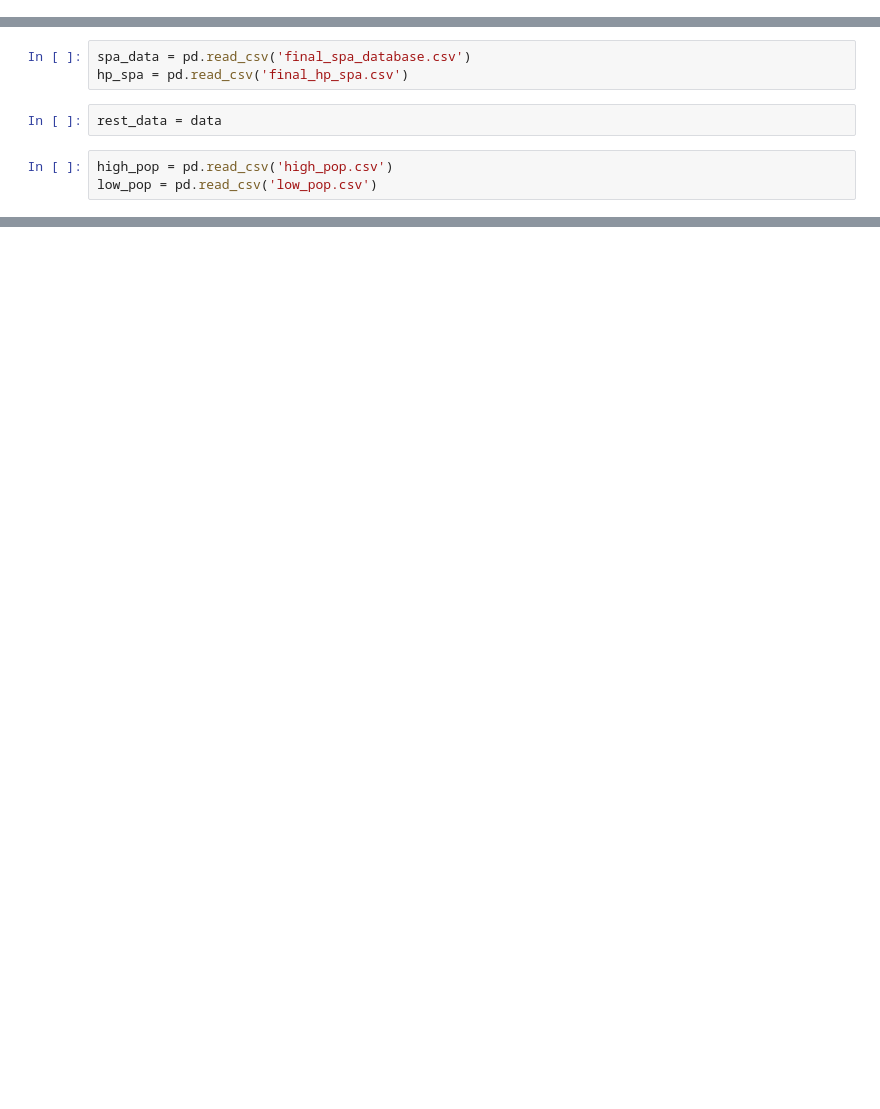
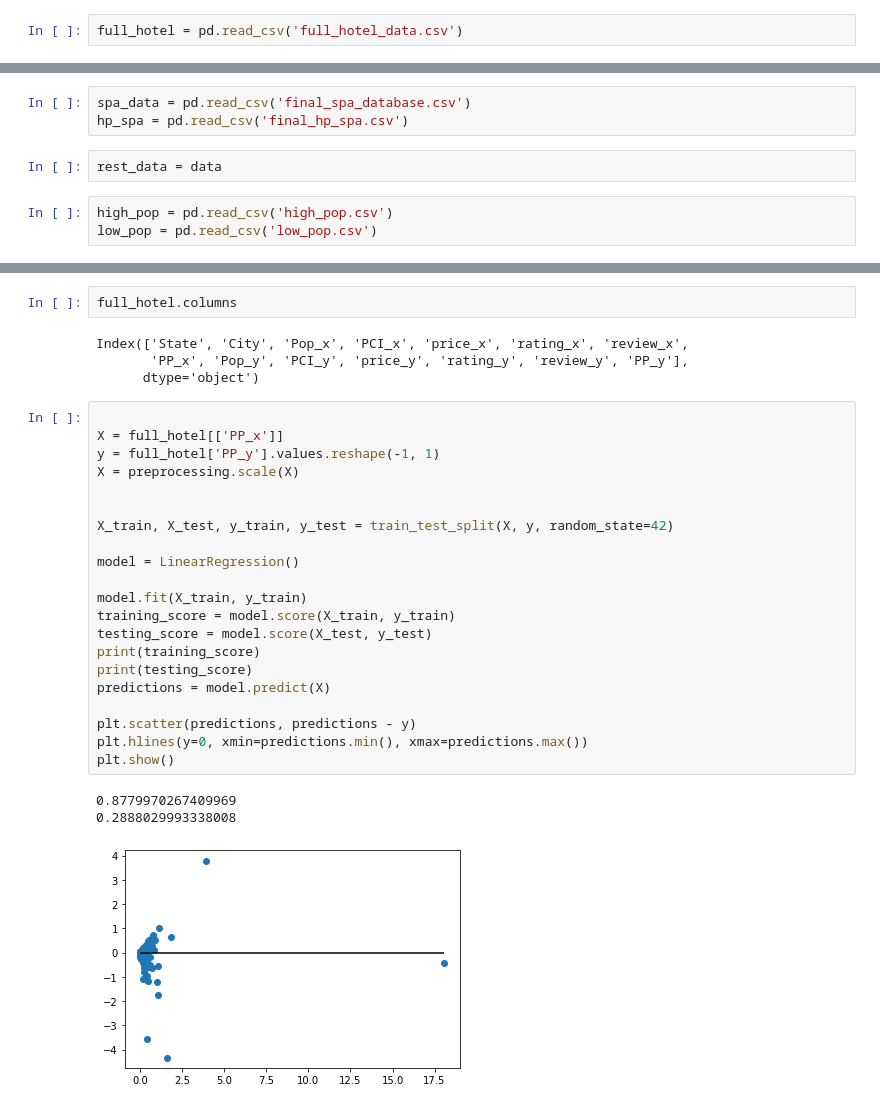
Before and after one commit to kcdevillier/City_Income, a Jupyter notebook: ML.ipynb, the cells around one changed output, grey strips where cells are left out. Drawn from its saved outputs; the diff is of its cells as text; blank space fills up the shorter version.

```diff
--- a/ML.ipynb
+++ b/ML.ipynb
@@ -48,0 +19,2 @@ data
+# %%
+full_hotel = pd.read_csv('full_hotel_data.csv')
@@ -259,0 +279,31 @@ hp_spa.corr()
+# %%
+full_hotel.columns
+# %% [output]
+Index(['State', 'City', 'Pop_x', 'PCI_x', 'price_x', 'rating_x', 'review_x',
+       'PP_x', 'Pop_y', 'PCI_y', 'price_y', 'rating_y', 'review_y', 'PP_y'],
+      dtype='object')
+# %%
+
+X = full_hotel[['PP_x']]
+y = full_hotel['PP_y'].values.reshape(-1, 1)
+X = preprocessing.scale(X)
+
+
+X_train, X_test, y_train, y_test = train_test_split(X, y, random_state=42)
+
+model = LinearRegression()
+
+model.fit(X_train, y_train)
+training_score = model.score(X_train, y_train)
+testing_score = model.score(X_test, y_test)
+print(training_score)
+print(testing_score)
+predictions = model.predict(X)
+
+plt.scatter(predictions, predictions - y)
+plt.hlines(y=0, xmin=predictions.min(), xmax=predictions.max())
+plt.show()
+# %% [output]
+0.8779970267409969
+0.2888029993338008
+[figure, added]
```
Also changed, not shown: parts of 30 cells of this notebook, 13 other files.
